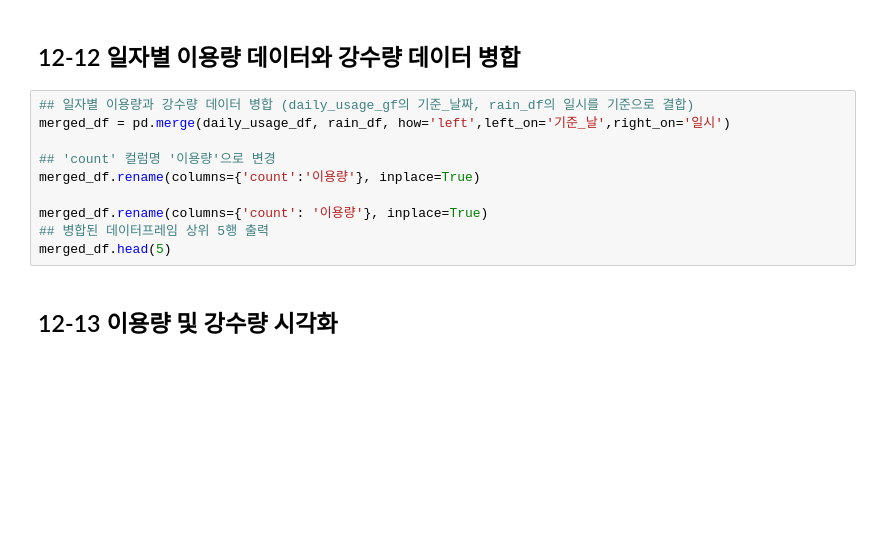
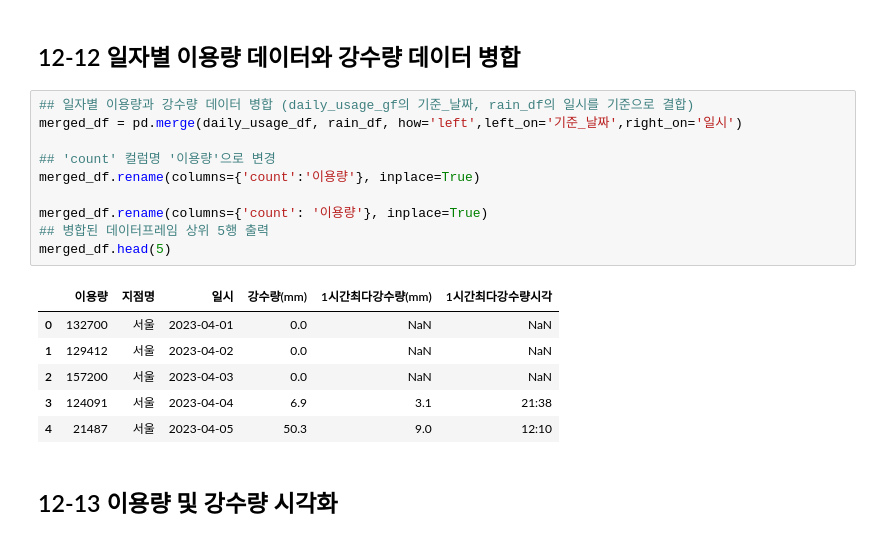
Before and after one commit to kamser0415/Data-Analysis-with-Open-Source, a Jupyter notebook: 오픈소스_데이터_분석_12강.ipynb, the cells around one changed output. Saved outputs shown, nothing was run; the diff lists cells and outputs as text; blank space fills up the shorter version.

```diff
--- a/오픈소스_데이터_분석_12강.ipynb
+++ b/오픈소스_데이터_분석_12강.ipynb
@@ -402,14 +401,21 @@ rain_df
 ## 12-12 일자별 이용량 데이터와 강수량 데이터 병합
 # %%
 ## 일자별 이용량과 강수량 데이터 병합 (daily_usage_gf의 기준_날짜, rain_df의 일시를 기준으로 결합)
-merged_df = pd.merge(daily_usage_df, rain_df, how='left',left_on='기준_날',right_on='일시')
+merged_df = pd.merge(daily_usage_df, rain_df, how='left',left_on='기준_날짜',right_on='일시')
 
 ## 'count' 컬럼명 '이용량'으로 변경
 merged_df.rename(columns={'count':'이용량'}, inplace=True)
 
 merged_df.rename(columns={'count': '이용량'}, inplace=True)
 ## 병합된 데이터프레임 상위 5행 출력
 merged_df.head(5)
+# %% [output]
+|  | 이용량 | 지점명 | 일시 | 강수량(mm) | 1시간최다강수량(mm) | 1시간최다강수량시각 |
+| 0 | 132700 | 서울 | 2023-04-01 | 0.0 | NaN | NaN |
+| 1 | 129412 | 서울 | 2023-04-02 | 0.0 | NaN | NaN |
+| 2 | 157200 | 서울 | 2023-04-03 | 0.0 | NaN | NaN |
+| 3 | 124091 | 서울 | 2023-04-04 | 6.9 | 3.1 | 21:38 |
+| 4 | 21487 | 서울 | 2023-04-05 | 50.3 | 9.0 | 12:10 |
 # %% [markdown]
 ## 12-13 이용량 및 강수량 시각화
 # %%
```
Also changed, not shown: parts of 4 cells of this notebook.
